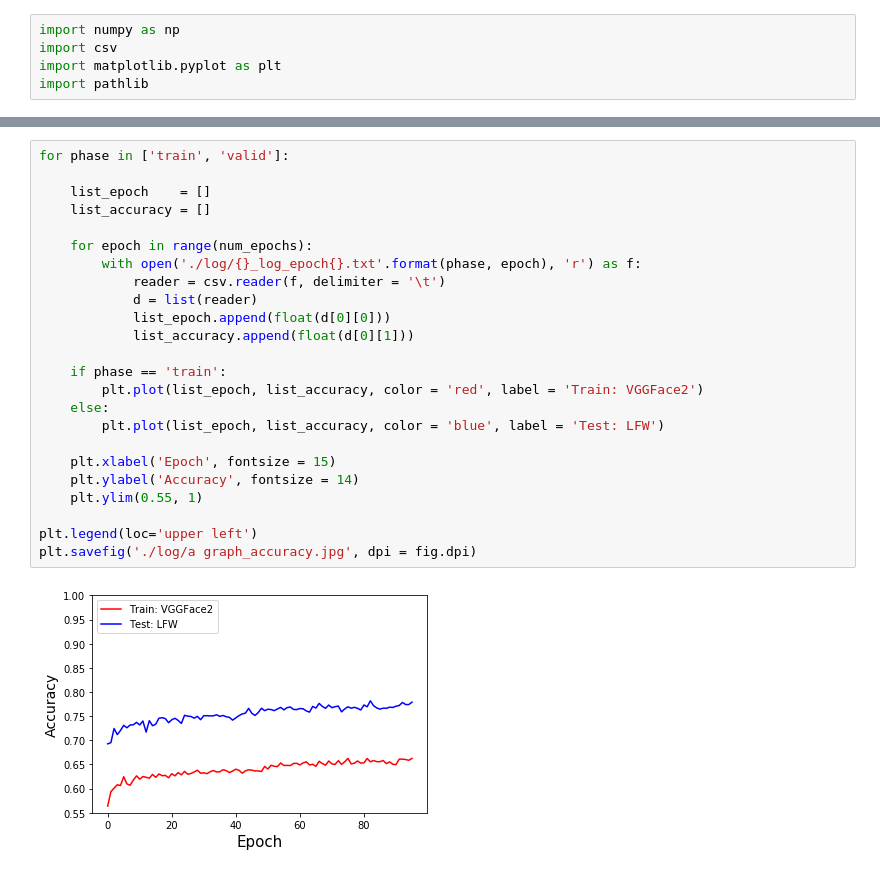
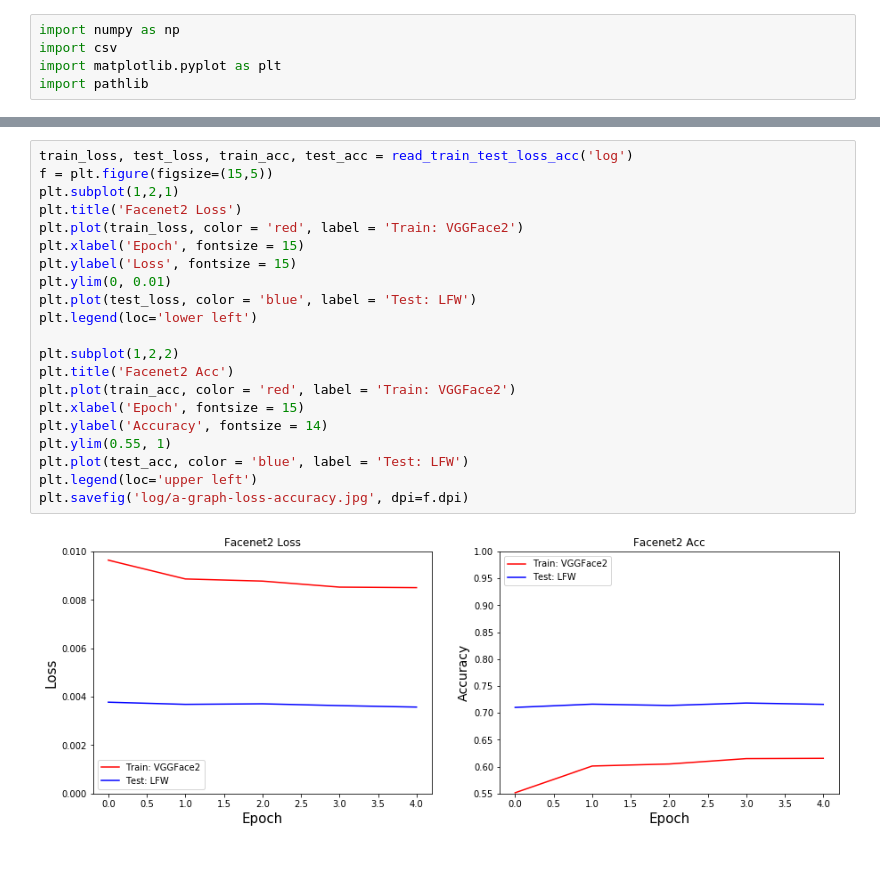
Before and after one commit to tbmoon/facenet, a Jupyter notebook: plotter.ipynb, the cells around one changed output, grey strips where cells are left out. Drawn from its saved outputs; the diff is of its cells as text.

```diff
--- a/plotter.ipynb
+++ b/plotter.ipynb
@@ -35,26 +6,23 @@ plt.savefig('./log/a graph_loss.jpg', dpi = fig.dpi)
-# %%
-for phase in ['train', 'valid']:
-
-    list_epoch    = []
-    list_accuracy = []
-
-    for epoch in range(num_epochs):
-        with open('./log/{}_log_epoch{}.txt'.format(phase, epoch), 'r') as f:
-            reader = csv.reader(f, delimiter = '\t')
-            d = list(reader)
-            list_epoch.append(float(d[0][0]))
-            list_accuracy.append(float(d[0][1]))
-
-    if phase == 'train':
-        plt.plot(list_epoch, list_accuracy, color = 'red', label = 'Train: VGGFace2')
-    else:
-        plt.plot(list_epoch, list_accuracy, color = 'blue', label = 'Test: LFW')
-
-    plt.xlabel('Epoch', fontsize = 15)
-    plt.ylabel('Accuracy', fontsize = 14)
-    plt.ylim(0.55, 1)
-
-plt.legend(loc='upper left')
-plt.savefig('./log/a graph_accuracy.jpg', dpi = fig.dpi)
-# %% [output]
-[figure, removed]
+# %%
+train_loss, test_loss, train_acc, test_acc = read_train_test_loss_acc('log')
+f = plt.figure(figsize=(15,5))
+plt.subplot(1,2,1)
+plt.title('Facenet2 Loss')
+plt.plot(train_loss, color = 'red', label = 'Train: VGGFace2')
+plt.xlabel('Epoch', fontsize = 15)
+plt.ylabel('Loss', fontsize = 15)
+plt.ylim(0, 0.01)
+plt.plot(test_loss, color = 'blue', label = 'Test: LFW')
+plt.legend(loc='lower left')
+
+plt.subplot(1,2,2)
+plt.title('Facenet2 Acc')
+plt.plot(train_acc, color = 'red', label = 'Train: VGGFace2')
+plt.xlabel('Epoch', fontsize = 15)
+plt.ylabel('Accuracy', fontsize = 14)
+plt.ylim(0.55, 1)
+plt.plot(test_acc, color = 'blue', label = 'Test: LFW')
+plt.legend(loc='upper left')
+plt.savefig('log/a-graph-loss-accuracy.jpg', dpi=f.dpi)
+# %% [output]
+[figure, added]
```
Also changed, not shown: parts of 3 cells of this notebook, 1 other file.
